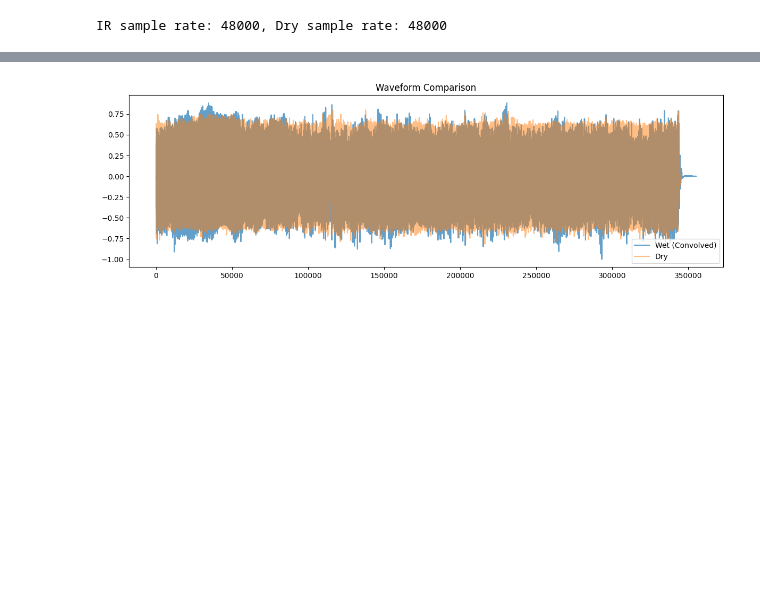
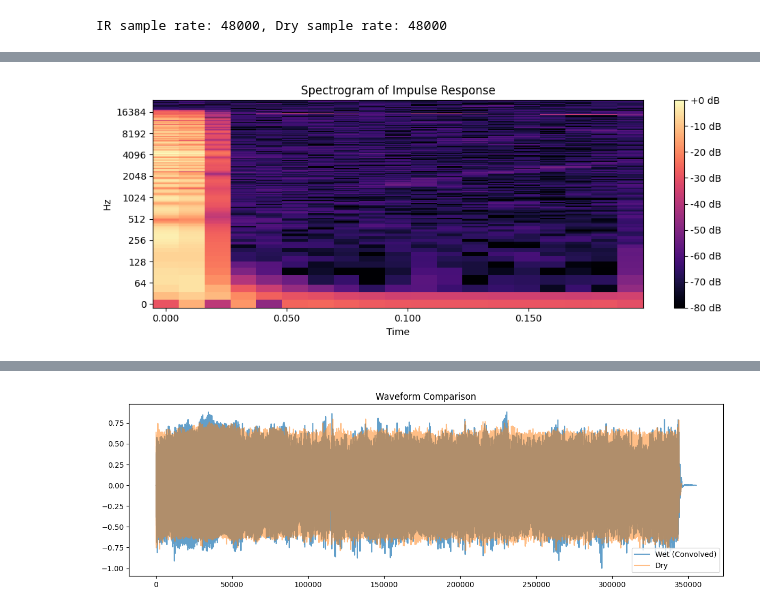
Before and after one commit to omega1119/dsp-ir, a Jupyter notebook: apply_ir.ipynb, the cells around one changed output, grey strips where cells are left out. Drawn from its saved outputs; the diff is of its cells as text; code cells hidden in the pictures; blank space fills up the shorter version.

```diff
--- a/apply_ir.ipynb
+++ b/apply_ir.ipynb
@@ -22,0 +34,10 @@ if ir_sr != dry_sr:
+# %%
+plt.figure(figsize=(10, 4))
+D = librosa.amplitude_to_db(np.abs(librosa.stft(ir)), ref=np.max)
+librosa.display.specshow(D, sr=ir_sr, x_axis='time', y_axis='log', cmap='magma')
+plt.title('Spectrogram of Impulse Response')
+plt.colorbar(format='%+2.0f dB')
+plt.tight_layout()
+plt.show()
+# %% [output]
+[figure, added]
```
Also changed, not shown: parts of 2 cells of this notebook.
